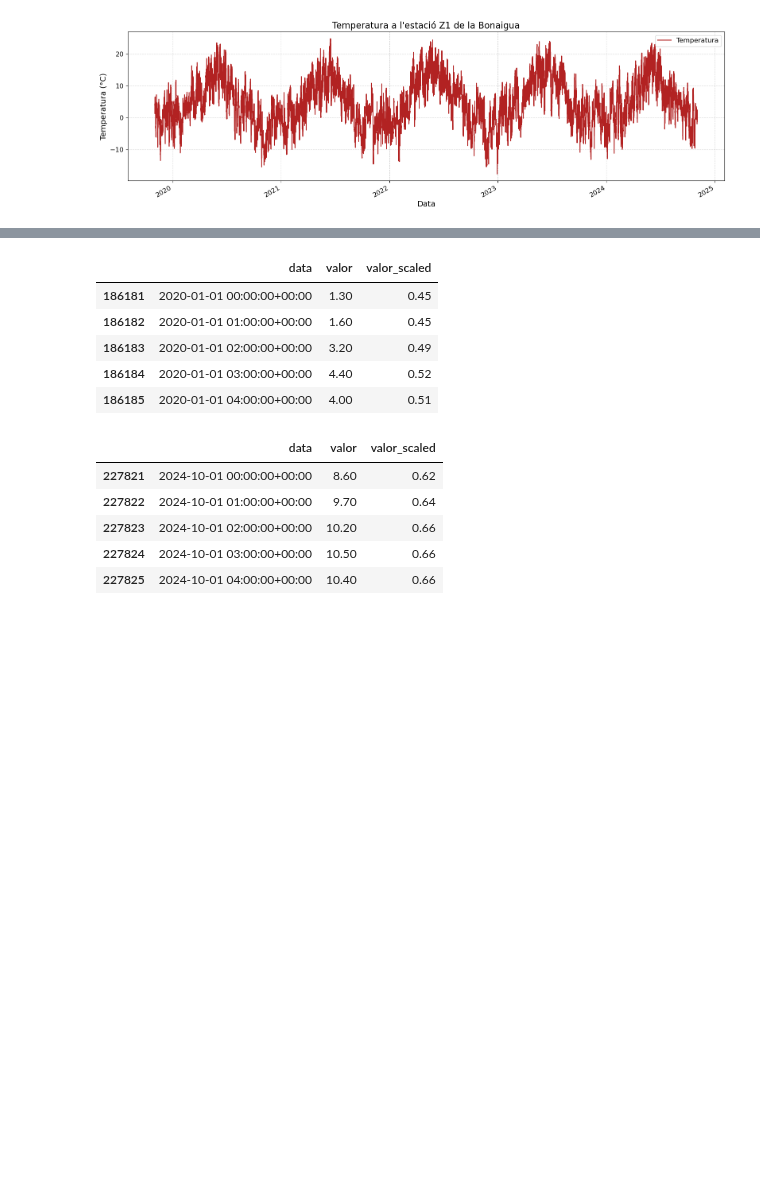
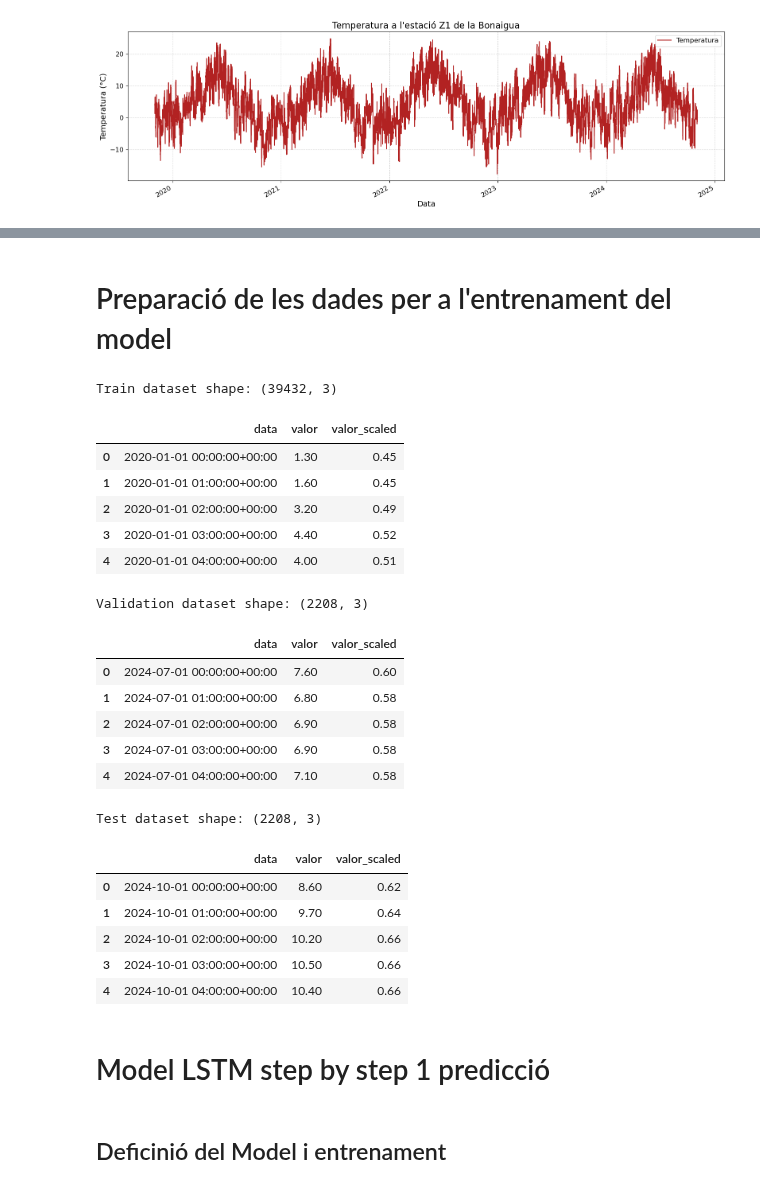
Before and after one commit to Paurro/TFM_SCM_Temperature_Forecasting_ML, a Jupyter notebook: models_prediccio/lstm_model.ipynb, the cells around one changed output, grey strips where cells are left out. Drawn from its saved outputs; the diff is of its cells as text; code cells hidden in the pictures; blank space fills up the shorter version.

Commit message:
Canvis 11-06-2025

```diff
--- a/models_prediccio/lstm_model.ipynb
+++ b/models_prediccio/lstm_model.ipynb
@@ -136,6 +129,9 @@ df
 # seleccionem les dades LSTM, del 2020 en endavant ja que a partir d'aleshores no tenen cap interrupció
 df_lstm = df[df['data'] >= '2020-01-01'].copy()
 
+# Restablir l'index
+df_lstm = df_lstm.reset_index(drop=True)
+
 df_lstm
 # %% [output]
 |  | data | valor |
@@ -212,23 +423,45 @@ plt.show()
+# %% [markdown]
+# Preparació de les dades per a l'entrenament del model
 # %%
 # Escalem la data
 
 scaler = MinMaxScaler()
 
+# Escalar només sobre train i transformar val i test
 df_train['valor_scaled'] = scaler.fit_transform(df_train[['valor']])
+df_val['valor_scaled'] = scaler.transform(df_val[['valor']])
 df_test['valor_scaled'] = scaler.transform(df_test[['valor']])
+
+# Creem una copia del df_test per evitar canviar el df original i afegim les dades escalades i les posteriors prediccions
+df_test_pred = df_test.copy()
 # %%
+print('Train dataset shape:', df_train.shape)
 display(df_train.head())
-display(df_test.head())
+
+print('Validation dataset shape:', df_val.shape)
+display(df_val.head())
+
+print('Test dataset shape:', df_test_pred.shape)
+display(df_test_pred.head())
 # %% [output]
+Train dataset shape: (39432, 3)
 |  | data | valor | valor_scaled |
-| 186181 | 2020-01-01 00:00:00+00:00 | 1.30 | 0.45 |
-| 186182 | 2020-01-01 01:00:00+00:00 | 1.60 | 0.45 |
-| 186183 | 2020-01-01 02:00:00+00:00 | 3.20 | 0.49 |
-| 186184 | 2020-01-01 03:00:00+00:00 | 4.40 | 0.52 |
-| 186185 | 2020-01-01 04:00:00+00:00 | 4.00 | 0.51 |
+| 0 | 2020-01-01 00:00:00+00:00 | 1.30 | 0.45 |
+| 1 | 2020-01-01 01:00:00+00:00 | 1.60 | 0.45 |
+| 2 | 2020-01-01 02:00:00+00:00 | 3.20 | 0.49 |
+| 3 | 2020-01-01 03:00:00+00:00 | 4.40 | 0.52 |
+| 4 | 2020-01-01 04:00:00+00:00 | 4.00 | 0.51 |
+Validation dataset shape: (2208, 3)
 |  | data | valor | valor_scaled |
-| 227821 | 2024-10-01 00:00:00+00:00 | 8.60 | 0.62 |
-| 227822 | 2024-10-01 01:00:00+00:00 | 9.70 | 0.64 |
-| 227823 | 2024-10-01 02:00:00+00:00 | 10.20 | 0.66 |
-| 227824 | 2024-10-01 03:00:00+00:00 | 10.50 | 0.66 |
-| 227825 | 2024-10-01 04:00:00+00:00 | 10.40 | 0.66 |
+| 0 | 2024-07-01 00:00:00+00:00 | 7.60 | 0.60 |
+| 1 | 2024-07-01 01:00:00+00:00 | 6.80 | 0.58 |
+| 2 | 2024-07-01 02:00:00+00:00 | 6.90 | 0.58 |
+| 3 | 2024-07-01 03:00:00+00:00 | 6.90 | 0.58 |
+| 4 | 2024-07-01 04:00:00+00:00 | 7.10 | 0.58 |
+Test dataset shape: (2208, 3)
+|  | data | valor | valor_scaled |
+| 0 | 2024-10-01 00:00:00+00:00 | 8.60 | 0.62 |
+| 1 | 2024-10-01 01:00:00+00:00 | 9.70 | 0.64 |
+| 2 | 2024-10-01 02:00:00+00:00 | 10.20 | 0.66 |
+| 3 | 2024-10-01 03:00:00+00:00 | 10.50 | 0.66 |
+| 4 | 2024-10-01 04:00:00+00:00 | 10.40 | 0.66 |
@@ -272,3 +478,7 @@ from tensorflow.keras.callbacks import EarlyStopping
+# %% [markdown]
+# Model LSTM step by step 1 predicció
+# %% [markdown]
+## Deficinió del Model i entrenament
 # %%
 
 # ============================
```
Also changed, not shown: parts of 63 cells of this notebook, 3 other files.
